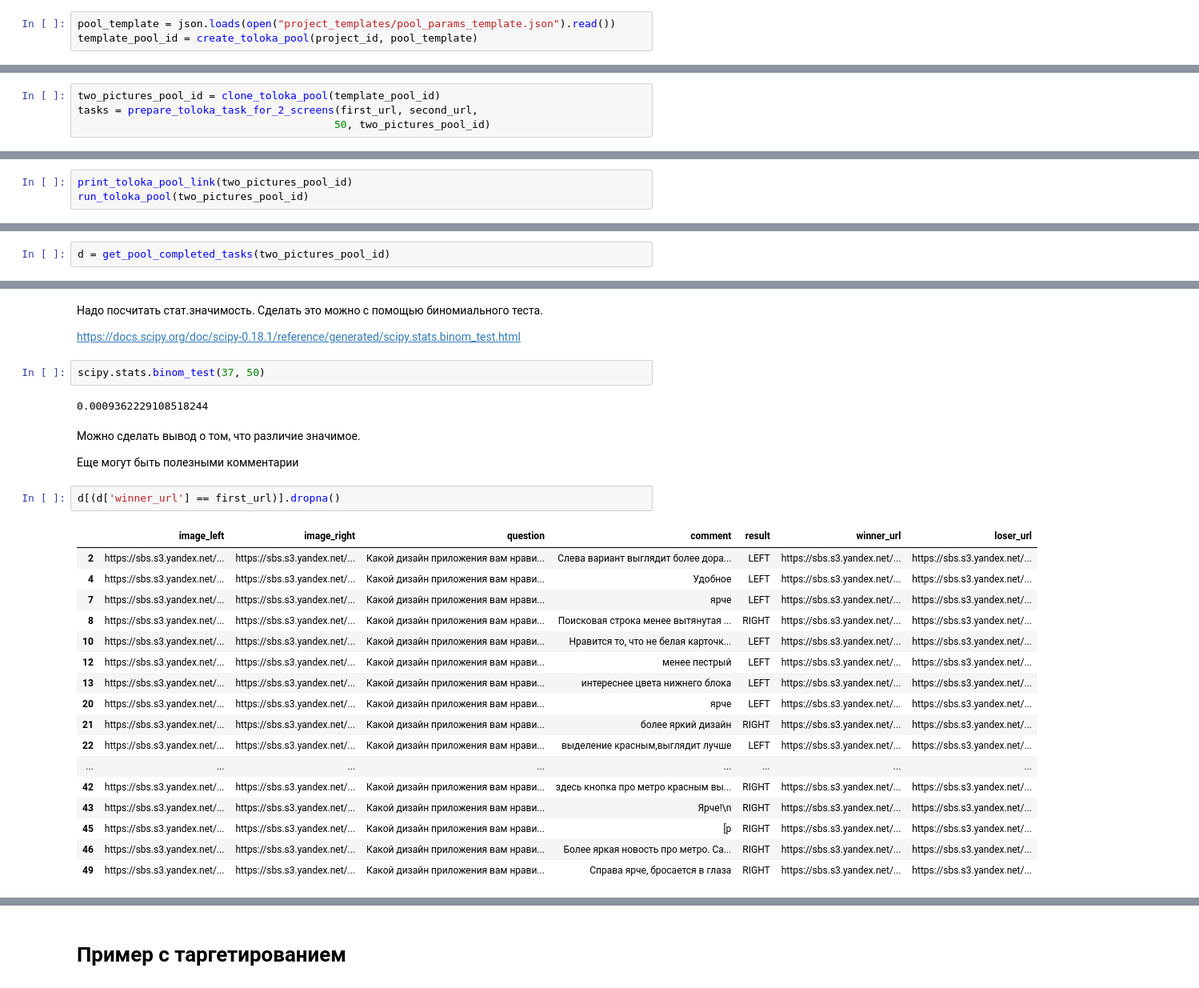
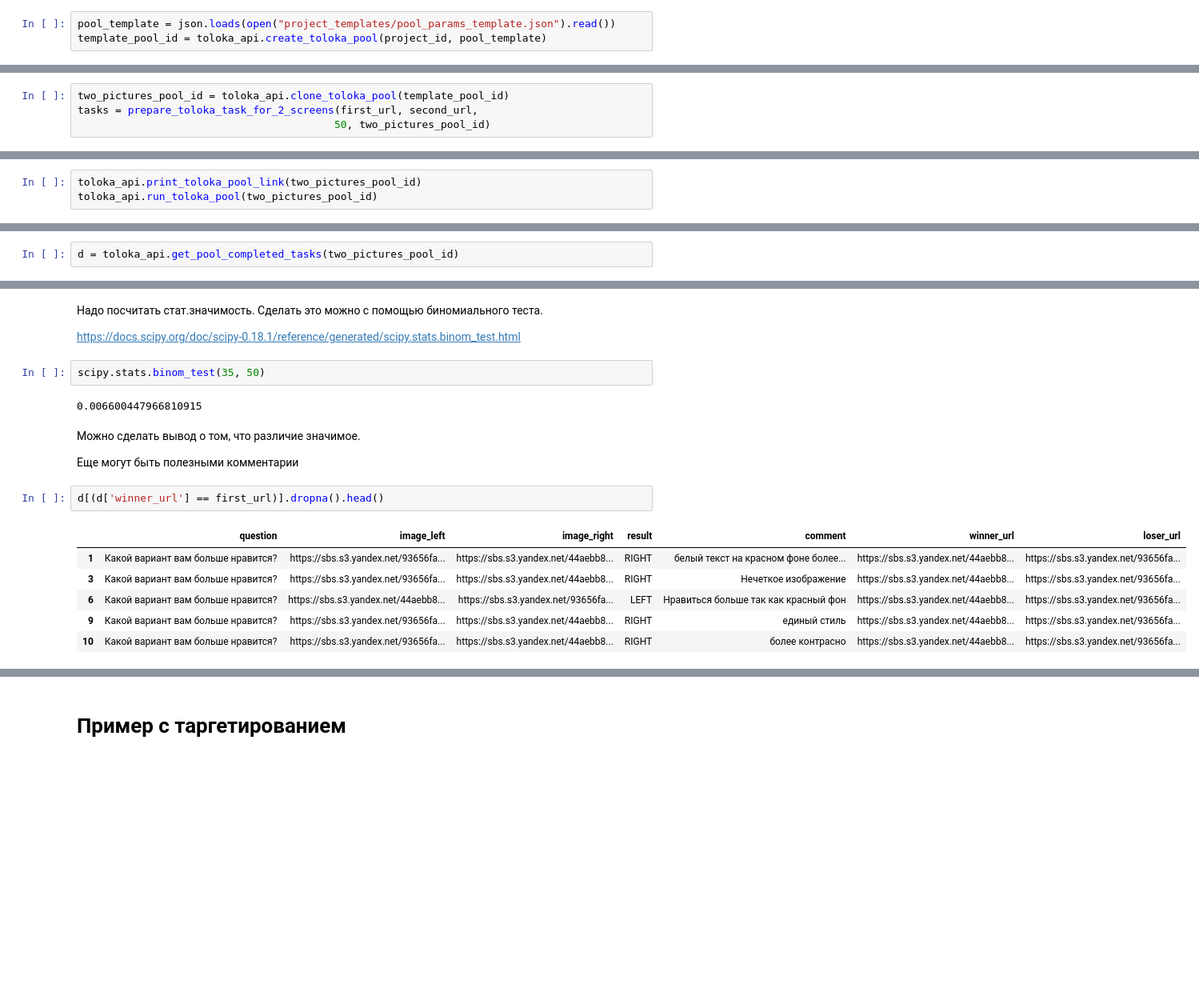
Before and after one commit to dmitry-brazhenko/YAtoloka, a Jupyter notebook: toloka_flow.ipynb, the cells around one changed output, grey strips where cells are left out. Shown at 80% size. Cells and saved outputs as stored; diff of their text form; blank space fills up the shorter version.

Commit message:
Updates in toloka flow files

```diff
--- a/toloka_flow.ipynb
+++ b/toloka_flow.ipynb
@@ -123,5 +128,5 @@ New project was created. New project id:  29690
 Парамеры шаблонного пула лежат в файле `project_templates/pool_params_template.json`
 # %%
 pool_template = json.loads(open("project_templates/pool_params_template.json").read())
-template_pool_id = create_toloka_pool(project_id, pool_template)
+template_pool_id = toloka_api.create_toloka_pool(project_id, pool_template)
 # %% [output]
@@ -150,7 +155,7 @@ print(second_url)
 https://sbs.s3.yandex.net/44aebb8c77a29efa25e8a5d1ac4eba9877b84efa1147b4b003b2a8380273cc73.png
 https://sbs.s3.yandex.net/93656faf648029e3bf4bf18421b3dc08d85fe4bdd2683498cbf497f0487e89db.png
 # %%
-two_pictures_pool_id = clone_toloka_pool(template_pool_id)
+two_pictures_pool_id = toloka_api.clone_toloka_pool(template_pool_id)
 tasks = prepare_toloka_task_for_2_screens(first_url, second_url,
                                          50, two_pictures_pool_id)
 # %% [output]
@@ -162,6 +168,6 @@ upload_toloka_tasks(tasks)
 # %% [markdown]
 Получили новый пул с залитыми заданиями. Теперь запустим его
 # %%
-print_toloka_pool_link(two_pictures_pool_id)
-run_toloka_pool(two_pictures_pool_id)
+toloka_api.print_toloka_pool_link(two_pictures_pool_id)
+toloka_api.run_toloka_pool(two_pictures_pool_id)
 # %% [output]
@@ -172,7 +179,7 @@ Pool 8806134 was started
 
 Когда пул разметился, нужно выгрузить результаты и обработать их
 # %%
-d = get_pool_completed_tasks(two_pictures_pool_id)
+d = toloka_api.get_pool_completed_tasks(two_pictures_pool_id)
 # %%
 d.head()
 # %% [output]
@@ -236,31 +243,20 @@ Name: winner_url, dtype: int64
 
 https://docs.scipy.org/doc/scipy-0.18.1/reference/generated/scipy.stats.binom_test.html
 # %%
-scipy.stats.binom_test(37, 50)
+scipy.stats.binom_test(35, 50)
 # %% [output]
-0.0009362229108518244
+0.006600447966810915
 # %% [markdown]
 Можно сделать вывод о том, что различие значимое.
 
 Еще могут быть полезными комментарии
 # %%
-d[(d['winner_url'] == first_url)].dropna()
+d[(d['winner_url'] == first_url)].dropna().head()
 # %% [output]
-|  | image_left | image_right | question | comment | result | winner_url | loser_url |
-| 2 | https://sbs.s3.yandex.net/... | https://sbs.s3.yandex.net/... | Какой дизайн приложения вам нрави... | Слева вариант выглядит более дора... | LEFT | https://sbs.s3.yandex.net/... | https://sbs.s3.yandex.net/... |
-| 4 | https://sbs.s3.yandex.net/... | https://sbs.s3.yandex.net/... | Какой дизайн приложения вам нрави... | Удобное | LEFT | https://sbs.s3.yandex.net/... | https://sbs.s3.yandex.net/... |
-| 7 | https://sbs.s3.yandex.net/... | https://sbs.s3.yandex.net/... | Какой дизайн приложения вам нрави... | ярче | LEFT | https://sbs.s3.yandex.net/... | https://sbs.s3.yandex.net/... |
-| 8 | https://sbs.s3.yandex.net/... | https://sbs.s3.yandex.net/... | Какой дизайн приложения вам нрави... | Поисковая строка менее вытянутая ... | RIGHT | https://sbs.s3.yandex.net/... | https://sbs.s3.yandex.net/... |
-| 10 | https://sbs.s3.yandex.net/... | https://sbs.s3.yandex.net/... | Какой дизайн приложения вам нрави... | Нравится то, что не белая карточк... | LEFT | https://sbs.s3.yandex.net/... | https://sbs.s3.yandex.net/... |
-| 12 | https://sbs.s3.yandex.net/... | https://sbs.s3.yandex.net/... | Какой дизайн приложения вам нрави... | менее пестрый | LEFT | https://sbs.s3.yandex.net/... | https://sbs.s3.yandex.net/... |
-| 13 | https://sbs.s3.yandex.net/... | https://sbs.s3.yandex.net/... | Какой дизайн приложения вам нрави... | интереснее цвета нижнего блока | LEFT | https://sbs.s3.yandex.net/... | https://sbs.s3.yandex.net/... |
-| 20 | https://sbs.s3.yandex.net/... | https://sbs.s3.yandex.net/... | Какой дизайн приложения вам нрави... | ярче | LEFT | https://sbs.s3.yandex.net/... | https://sbs.s3.yandex.net/... |
-| 21 | https://sbs.s3.yandex.net/... | https://sbs.s3.yandex.net/... | Какой дизайн приложения вам нрави... | более яркий дизайн | RIGHT | https://sbs.s3.yandex.net/... | https://sbs.s3.yandex.net/... |
-| 22 | https://sbs.s3.yandex.net/... | https://sbs.s3.yandex.net/... | Какой дизайн приложения вам нрави... | выделение красным,выглядит лучше | LEFT | https://sbs.s3.yandex.net/... | https://sbs.s3.yandex.net/... |
-| ... | ... | ... | ... | ... | ... | ... | ... |
-| 42 | https://sbs.s3.yandex.net/... | https://sbs.s3.yandex.net/... | Какой дизайн приложения вам нрави... | здесь кнопка про метро красным вы... | RIGHT | https://sbs.s3.yandex.net/... | https://sbs.s3.yandex.net/... |
-| 43 | https://sbs.s3.yandex.net/... | https://sbs.s3.yandex.net/... | Какой дизайн приложения вам нрави... | Ярче!\n | RIGHT | https://sbs.s3.yandex.net/... | https://sbs.s3.yandex.net/... |
-| 45 | https://sbs.s3.yandex.net/... | https://sbs.s3.yandex.net/... | Какой дизайн приложения вам нрави... | [p | RIGHT | https://sbs.s3.yandex.net/... | https://sbs.s3.yandex.net/... |
-| 46 | https://sbs.s3.yandex.net/... | https://sbs.s3.yandex.net/... | Какой дизайн приложения вам нрави... | Более яркая новость про метро. Са... | RIGHT | https://sbs.s3.yandex.net/... | https://sbs.s3.yandex.net/... |
-| 49 | https://sbs.s3.yandex.net/... | https://sbs.s3.yandex.net/... | Какой дизайн приложения вам нрави... | Справа ярче, бросается в глаза | RIGHT | https://sbs.s3.yandex.net/... | https://sbs.s3.yandex.net/... |
+|  | question | image_left | image_right | result | comment | winner_url | loser_url |
+| 1 | Какой вариант вам больше нравится? | https://sbs.s3.yandex.net/93656fa... | https://sbs.s3.yandex.net/44aebb8... | RIGHT | белый текст на красном фоне более... | https://sbs.s3.yandex.net/44aebb8... | https://sbs.s3.yandex.net/93656fa... |
+| 3 | Какой вариант вам больше нравится? | https://sbs.s3.yandex.net/93656fa... | https://sbs.s3.yandex.net/44aebb8... | RIGHT | Нечеткое изображение | https://sbs.s3.yandex.net/44aebb8... | https://sbs.s3.yandex.net/93656fa... |
+| 6 | Какой вариант вам больше нравится? | https://sbs.s3.yandex.net/44aebb8... | https://sbs.s3.yandex.net/93656fa... | LEFT | Нравиться больше так как красный фон | https://sbs.s3.yandex.net/44aebb8... | https://sbs.s3.yandex.net/93656fa... |
+| 9 | Какой вариант вам больше нравится? | https://sbs.s3.yandex.net/93656fa... | https://sbs.s3.yandex.net/44aebb8... | RIGHT | единый стиль | https://sbs.s3.yandex.net/44aebb8... | https://sbs.s3.yandex.net/93656fa... |
+| 10 | Какой вариант вам больше нравится? | https://sbs.s3.yandex.net/93656fa... | https://sbs.s3.yandex.net/44aebb8... | RIGHT | более контрасно | https://sbs.s3.yandex.net/44aebb8... | https://sbs.s3.yandex.net/93656fa... |
 # %%
```
Also changed, not shown: parts of 39 cells of this notebook, 2 other files.
